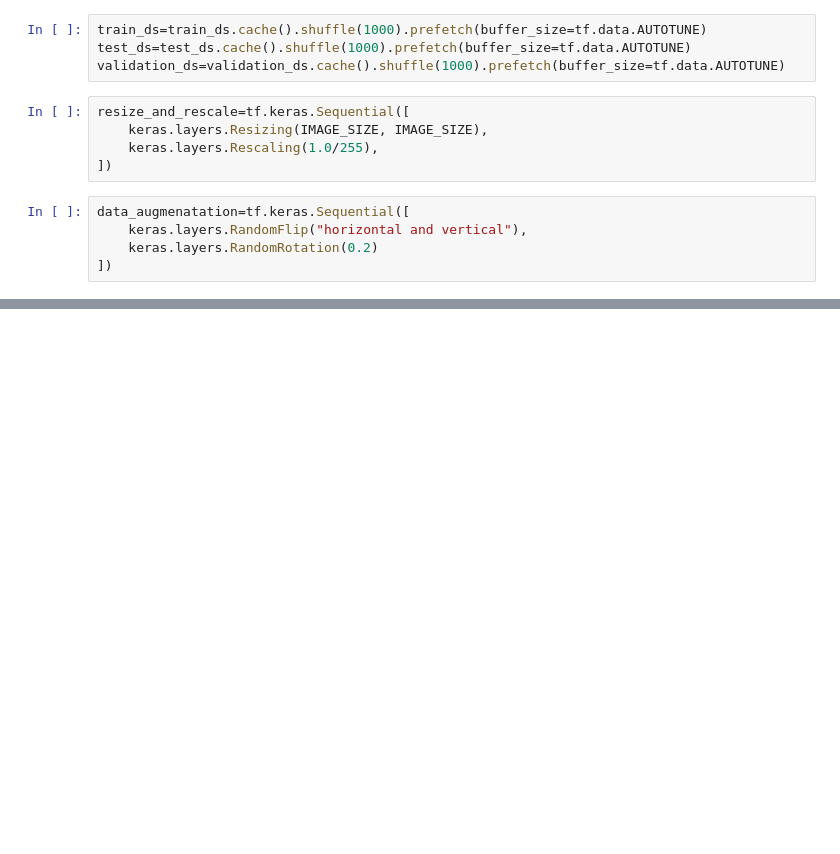
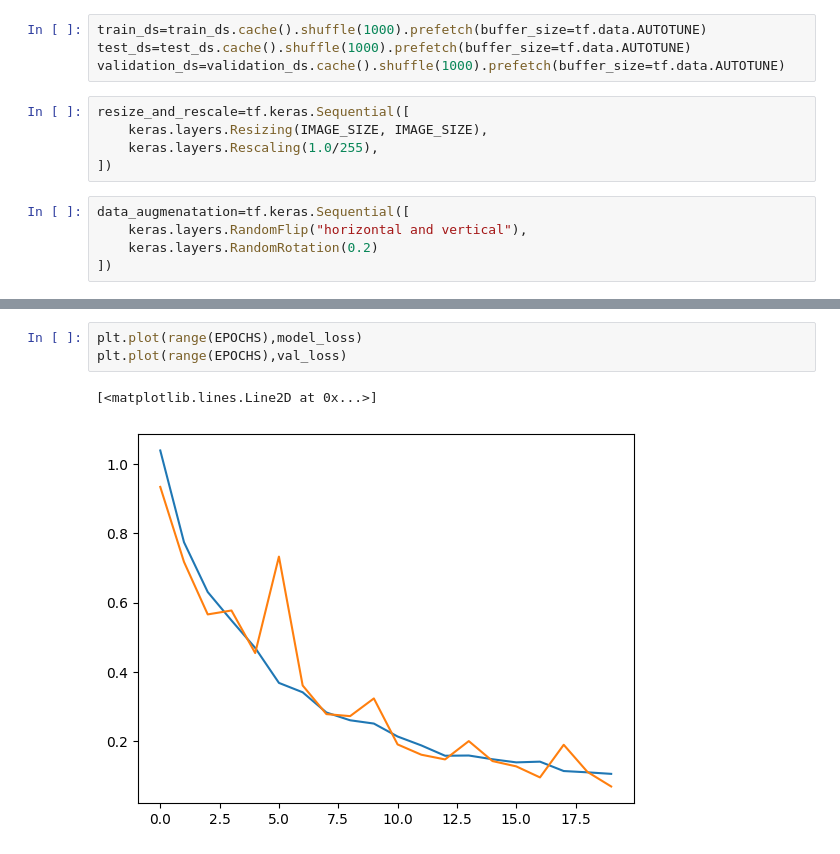
Before and after one commit to deepakalur4/Deep-learning-project-GCP-end-to-end-Potato-Disease-Classification-usng-CNN, a Jupyter notebook: Training.ipynb, the cells around one changed output, grey strips where cells are left out. Drawn from its saved outputs; the diff is of its cells as text; blank space fills up the shorter version.

```diff
--- a/Training.ipynb
+++ b/Training.ipynb
@@ -139,0 +211,6 @@ data_augmenatation=tf.keras.Sequential([
+# %%
+plt.plot(range(EPOCHS),model_loss)
+plt.plot(range(EPOCHS),val_loss)
+# %% [output]
+[<matplotlib.lines.Line2D at 0x...>]
+[figure, added]
```
Also changed, not shown: parts of 16 cells of this notebook, 1 other file.
